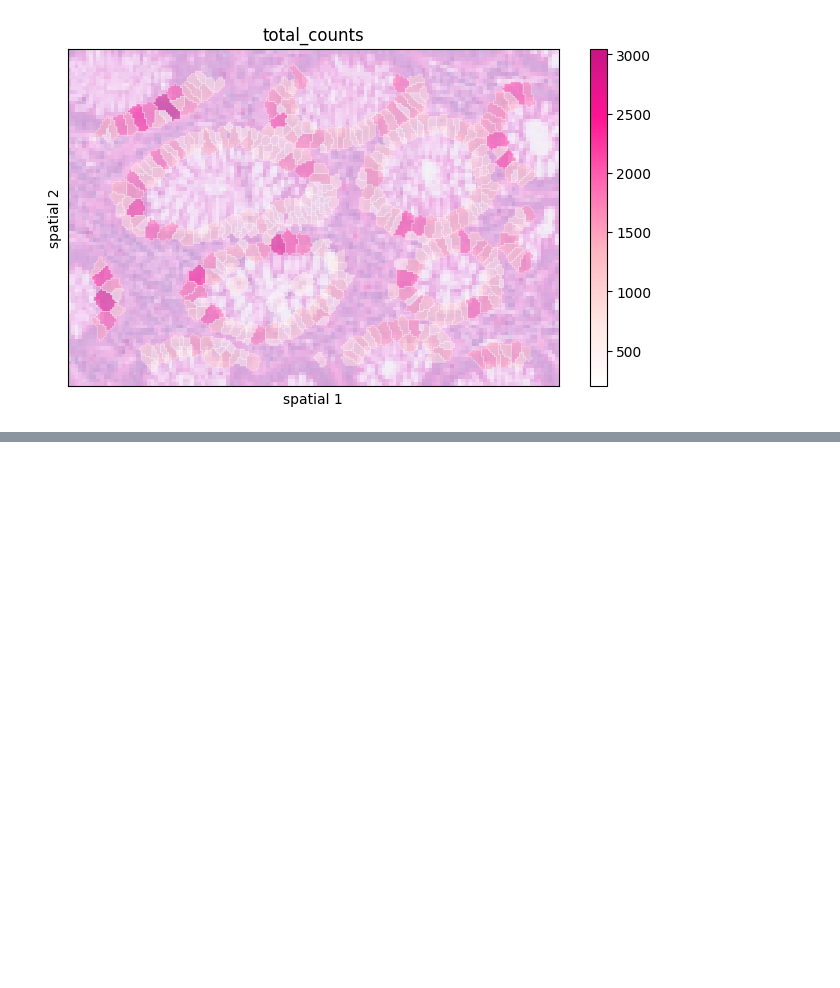
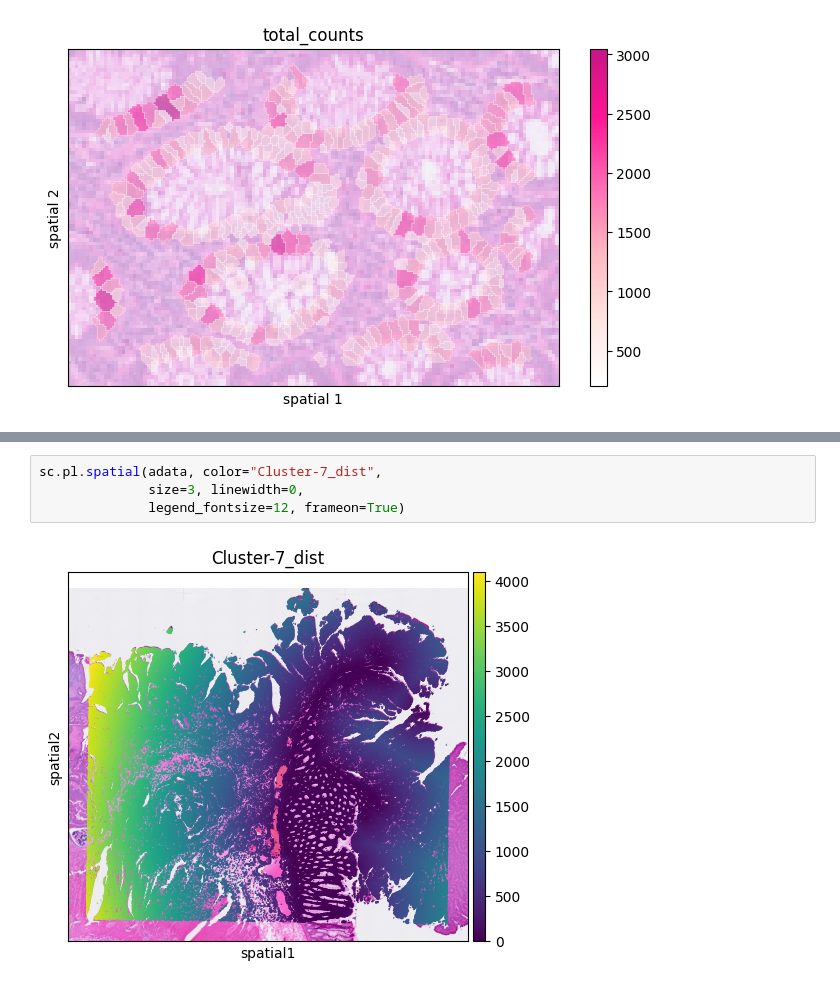
Before and after one commit to seqyuan/trackcell, a Jupyter notebook: docs/source/notebooks/Colon_Cancer_demo.ipynb, the cells around one changed output, grey strips where cells are left out. Saved outputs shown, nothing was run; the diff lists cells and outputs as text; blank space fills up the shorter version.

```diff
--- a/docs/source/notebooks/Colon_Cancer_demo.ipynb
+++ b/docs/source/notebooks/Colon_Cancer_demo.ipynb
@@ -147,0 +157,6 @@ _ = tcl.pl.spatial_cell(
+# %%
+sc.pl.spatial(adata, color="Cluster-7_dist",
+              size=3, linewidth=0,
+              legend_fontsize=12, frameon=True)
+# %% [output]
+[figure, added]
```
Also changed, not shown: parts of 3 cells of this notebook, 2 other files.
